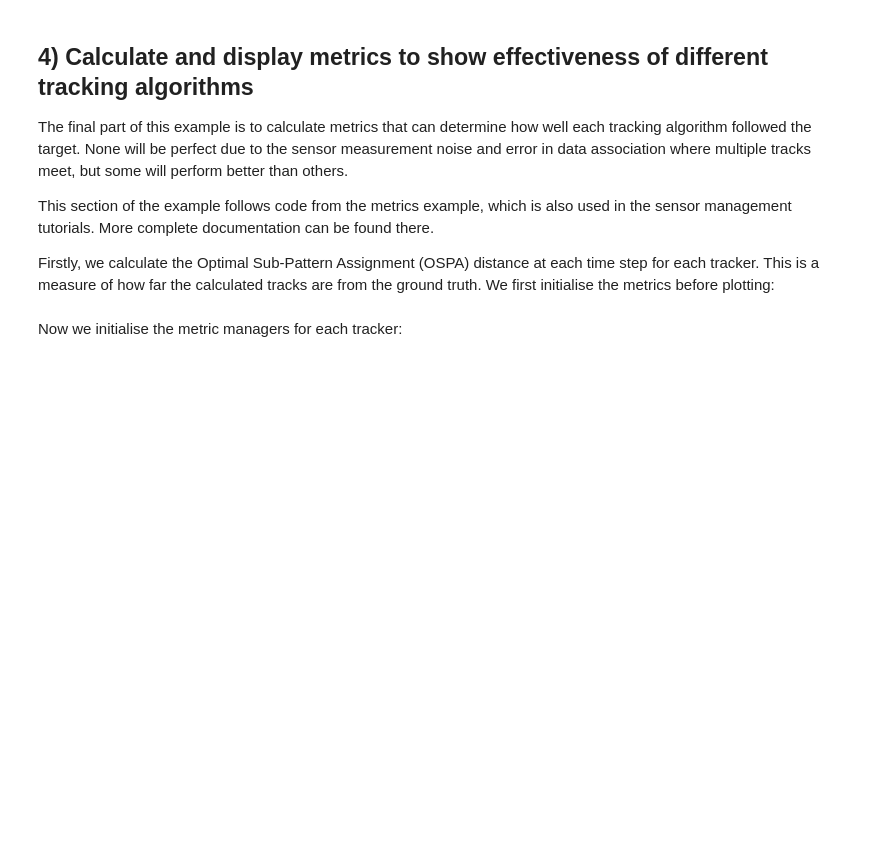
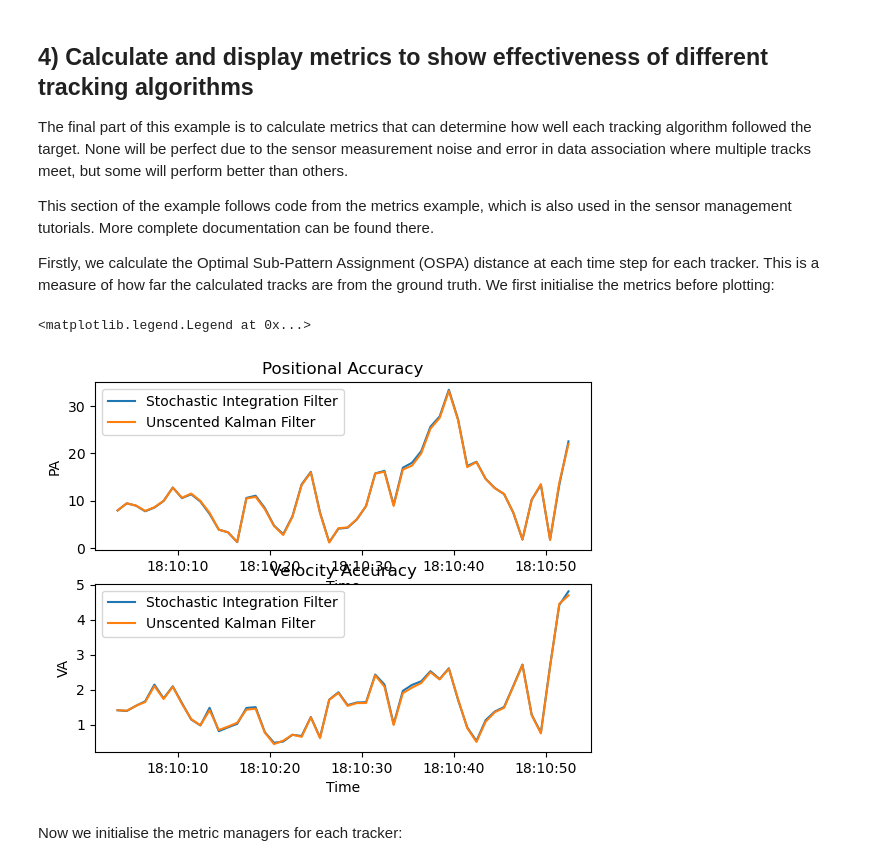
Before and after one commit to 0sm1um/SIF-PMF-Simulation, a Jupyter notebook: UKF_SIF_Example.ipynb, the cells around one changed output. Cells and saved outputs as stored; diff of their text form; code cells hidden in the pictures; blank space fills up the shorter version.

```diff
--- a/UKF_SIF_Example.ipynb
+++ b/UKF_SIF_Example.ipynb
@@ -363,6 +329,49 @@ associator = TrackToTruth(association_threshold=30)
 from stonesoup.metricgenerator.uncertaintymetric import SumofCovarianceNormsMetric
 
 uncertainty_generator = SumofCovarianceNormsMetric()
+# %%
+import matplotlib.pyplot as plt
+
+from stonesoup.metricgenerator.manager import SimpleManager
+
+metric_managerSIF = SimpleManager([ospa_generator, siap_generator, uncertainty_generator],
+                                associator=associator)
+
+metric_managerUKF = SimpleManager([ospa_generator, siap_generator, uncertainty_generator],
+                                associator=associator)
+
+metric_managerSIF.add_data(ground_truth, tracks_SIF)
+metric_managerUKF.add_data(ground_truth, tracks_UKF)
+
+metricsSIF = metric_managerSIF.generate_metrics()
+metricsUKF = metric_managerUKF.generate_metrics()
+
+fig, axes = plt.subplots(2)
+
+times = metric_managerSIF.list_timestamps()
+
+pa_metricSIF = metricsSIF['SIAP Position Accuracy at times']
+va_metricSIF = metricsSIF['SIAP Velocity Accuracy at times']
+
+pa_metricUKF = metricsUKF['SIAP Position Accuracy at times']
+va_metricUKF = metricsUKF['SIAP Velocity Accuracy at times']
+
+axes[0].set(title='Positional Accuracy', xlabel='Time', ylabel='PA')
+axes[0].plot(times, [metric.value for metric in pa_metricSIF.value],
+             label='Stochastic Integration Filter')
+axes[0].plot(times, [metric.value for metric in pa_metricUKF.value],
+             label='Unscented Kalman Filter')
+axes[0].legend()
+
+axes[1].set(title='Velocity Accuracy', xlabel='Time', ylabel='VA')
+axes[1].plot(times, [metric.value for metric in va_metricSIF.value],
+             label='Stochastic Integration Filter')
+axes[1].plot(times, [metric.value for metric in va_metricUKF.value],
+             label='Unscented Kalman Filter')
+axes[1].legend()
+# %% [output]
+<matplotlib.legend.Legend at 0x...>
+[figure, added]
 # %% [markdown]
 Now we initialise the metric managers for each tracker:
 # %%
```
Also changed, not shown: parts of 17 cells of this notebook, 1 other file.
